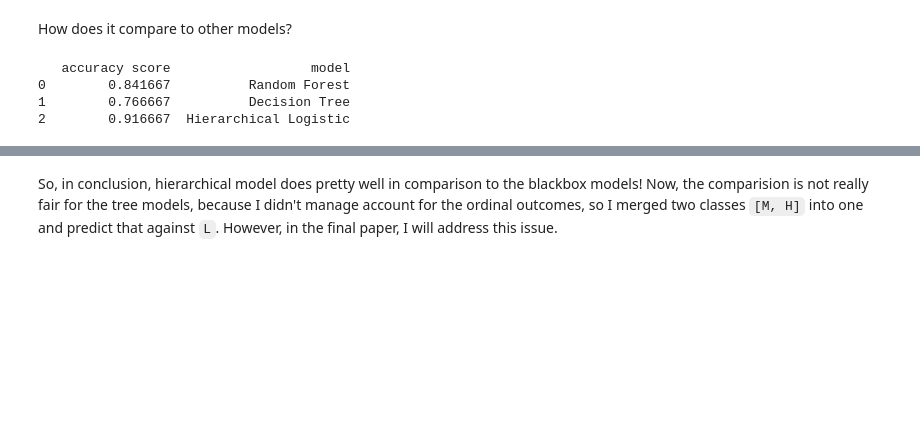
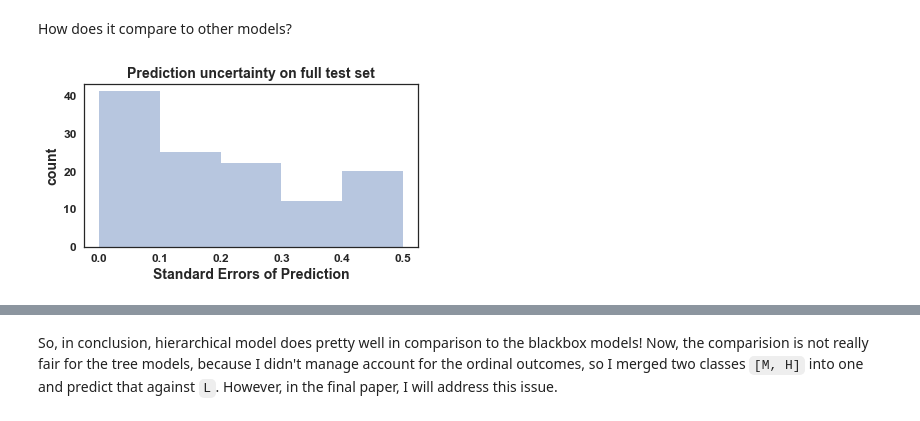
Before and after one commit to nguyentu1602/et_submissions, a Jupyter notebook: final/notebook/Final Models - 2 models Topic x country.ipynb, the cells around one changed output, grey strips where cells are left out. Cells and saved outputs as stored; diff of their text form; code cells hidden in the pictures; blank space fills up the shorter version.

```diff
--- a/final/notebook/Final Models - 2 models Topic vs country.ipynb
+++ b/final/notebook/Final Models - 2 models Topic x country.ipynb
@@ -533,13 +566,25 @@ How does it compare to other models?
 keys.append('Hierarchical Logistic')
 
 acc = (accuracy_score(ymh_pred, ymh_test) + accuracy_score(ylm_pred, ylm_test))/2.0
+auc_sc = (roc_auc_score(ymh_pred, ymh_test) + roc_auc_score(ylm_pred, ylm_test))/2.0
 
 scores.append(acc)
-table = pd.DataFrame({'model':keys, 'accuracy score':scores})
+aucs.append(auc_sc)
+table = pd.DataFrame({'model':keys, 'accuracy score':scores, 'auc score': aucs})
 
 print(table)
-# %% [output]
-   accuracy score                  model
-0        0.841667          Random Forest
-1        0.766667          Decision Tree
-2        0.916667  Hierarchical Logistic
+# %%
+ylm_pred_arr = fitlm_sample['y_new']
+ylm_pred_std = ylm_pred_arr.std(axis=0)  # real values
+# %%
+plt.clf(); ax = plt.subplot(111); fig = plt.gcf()
+fig.set_size_inches(6, 3, forward=True)
+
+plot = sns.distplot(ylm_pred_std, kde=False, bins=5)
+
+plot.set(xlabel='Standard Errors of Prediction', ylabel='count',
+         title='Prediction uncertainty on full test set')
+
+plt.savefig(out_dir + 'prediction_se.png', dpi=600, bbox_inches='tight')
+# %% [output]
+[figure, added]
```
Also changed, not shown: parts of 13 cells of this notebook, 1 other file.
